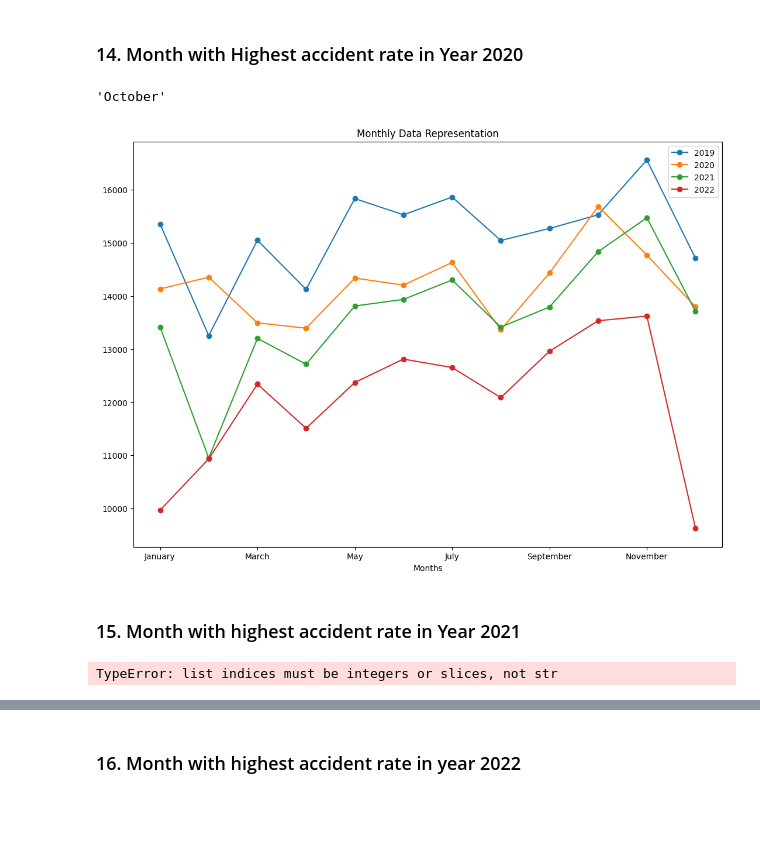
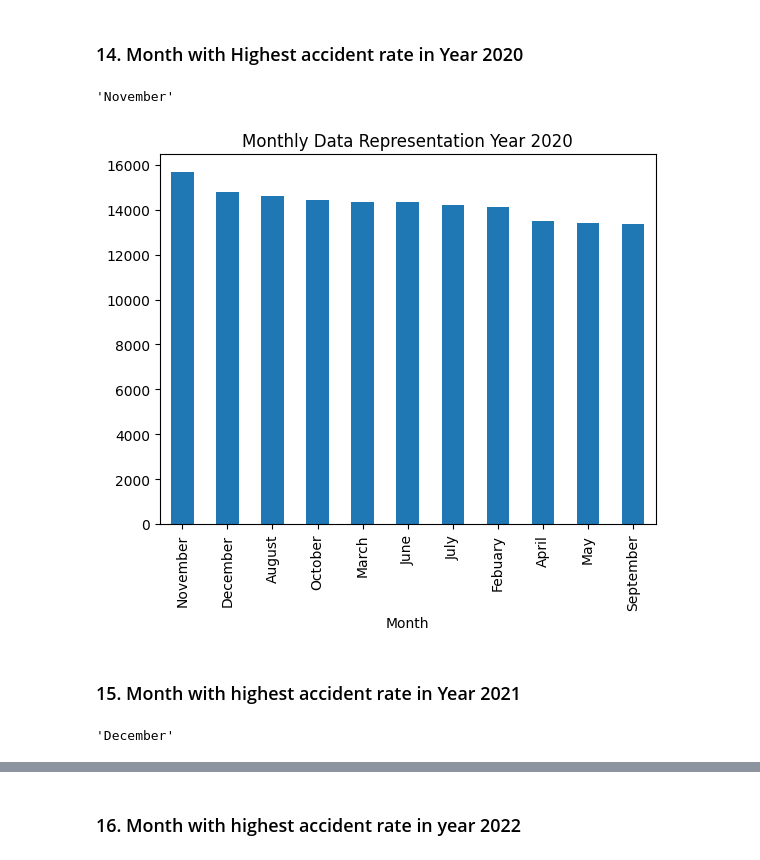
Before and after one commit to RyannKim327/Jupyter-Notebook, a Jupyter notebook: ITD - 3B/activity 4.ipynb, the cells around one changed output, grey strips where cells are left out. Saved outputs shown, nothing was run; the diff lists cells and outputs as text; code cells hidden in the pictures; blank space fills up the shorter version.

```diff
--- a/ITD - 3B/activity 4.ipynb
+++ b/ITD - 3B/activity 4.ipynb
@@ -452,32 +463,39 @@ plt.show()
 # %% [markdown]
 ### 14. Month with Highest accident rate in Year 2020
 # %%
-month_2020 = data[data['Year'] == 2020]['Month'].mode()[0]
-month_2020
+month_2020 = data[data['Year'] == 2020]['Month']
+month_2020.mode()[0]
 # %% [output]
-'October'
+'November'
 # %%
 # Accident rate un year 2020
 
-_2020 = data.groupby(['Month', 'Year']).size().unstack()
+# _2020 = data.groupby(['Month', 'Year']).size().unstack().reset_index("Month")
+# _2020['Month'] = _2020['Month'].astype("category")
+# # _2020.plot(kind='line')
+# # plt.plot(_2020.size().unstack(), marker="o")
+# _2020['Month'] = _2020['Month'].map(months_dict)
 
-# _2020.plot(kind='line')
-# plt.plot(_2020.size().unstack(), marker="o")
-_2020.plot(kind="line", marker="o")
-# plt.xticks(ticks=_2020['Month'], labels=months)
-plt.legend(loc='upper right', fontsize=10)
-plt.xlabel("Months")
-plt.title("Monthly Data Representation")
-plt.gcf().set_size_inches(13, 9)
+# _2020.plot(kind="line", marker="o")
+# # plt.xticks(ticks=_2020['Month'], labels=months)
+# plt.legend(loc='upper right', fontsize=10)
+# plt.xlabel("Months")
+# plt.title("Monthly Data Representation")
+# plt.gcf().set_size_inches(13, 5)
+# plt.show()
+# _2020['Month'].unique()
+# _2020 # ['Month']
+
+month_2020.value_counts().plot(kind="bar")
+plt.title("Monthly Data Representation Year 2020")
 plt.show()
-# _2020['Month'].unique()
 # %% [output]
-[figure, old version]
+[figure, new version]
 # %% [markdown]
 ### 15. Month with highest accident rate in Year 2021
 # %%
-month_2021 = data[data['Year'] == 2021]['Month'].mode()[0]
-months[month_2021]
+month_2021 = data[data['Year'] == 2021]['Month']
+month_2021.mode()[0]
 # %% [output]
-TypeError: list indices must be integers or slices, not str
+'December'
 # %%
```
Also changed, not shown: parts of 18 cells of this notebook, 2 other files.
